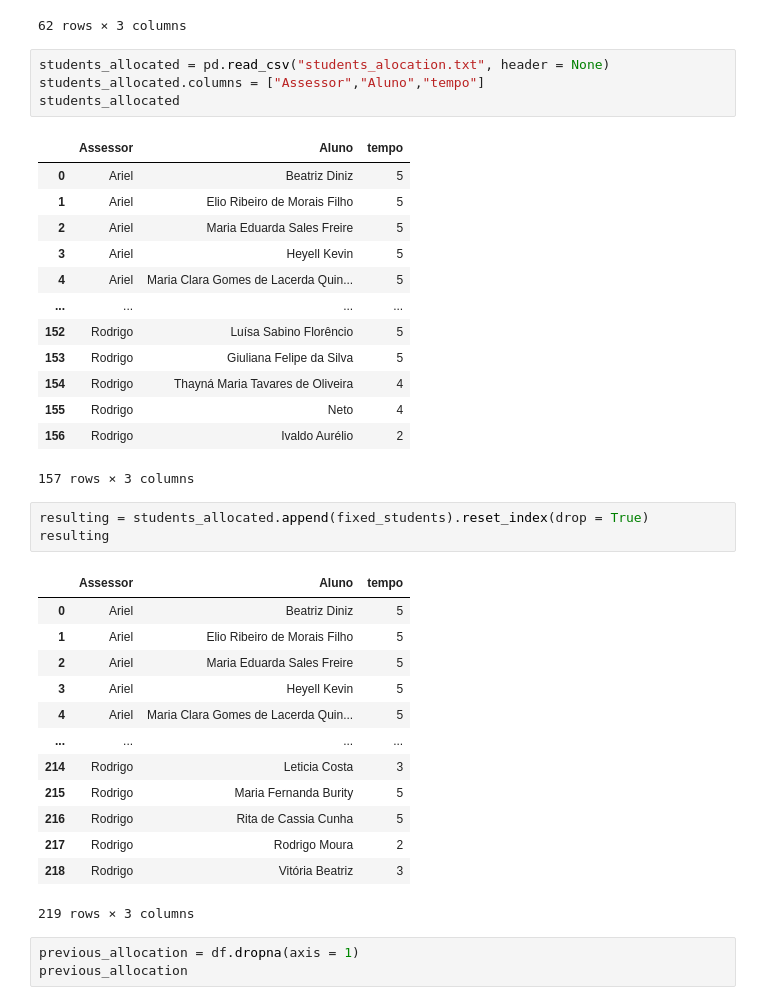
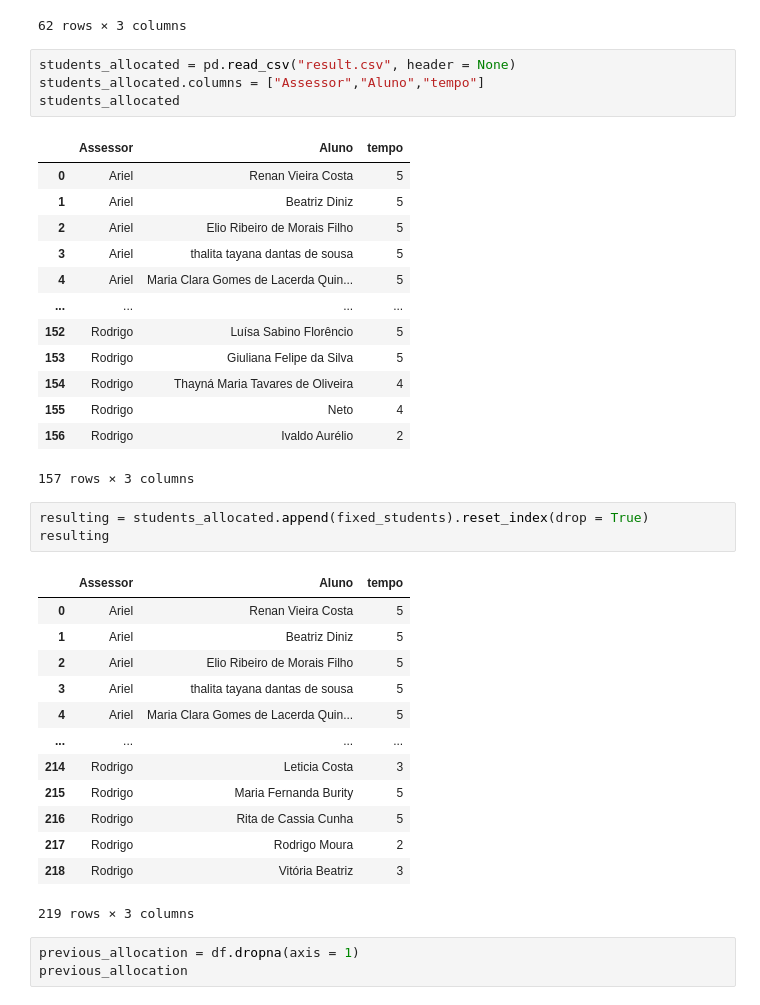
Before and after one commit to ItamarRocha/Operations-Research, a Jupyter notebook: projects/medway/data Preprocessing/Data preprocessing.ipynb, the cells around one changed output. Saved outputs shown, nothing was run; the diff lists cells and outputs as text.

```diff
--- a/projects/medway/data Preprocessing/Data preprocessing.ipynb
+++ b/projects/medway/data Preprocessing/Data preprocessing.ipynb
@@ -1501,15 +1507,15 @@ fixed_students
 | 61 | Rodrigo | Vitória Beatriz | 3 |
 62 rows × 3 columns
 # %%
-students_allocated = pd.read_csv("students_alocation.txt", header = None)
+students_allocated = pd.read_csv("result.csv", header = None)
 students_allocated.columns = ["Assessor","Aluno","tempo"]
 students_allocated
 # %% [output]
 |  | Assessor | Aluno | tempo |
-| 0 | Ariel | Beatriz Diniz | 5 |
-| 1 | Ariel | Elio Ribeiro de Morais Filho | 5 |
-| 2 | Ariel | Maria Eduarda Sales Freire | 5 |
-| 3 | Ariel | Heyell Kevin | 5 |
+| 0 | Ariel | Renan Vieira Costa | 5 |
+| 1 | Ariel | Beatriz Diniz | 5 |
+| 2 | Ariel | Elio Ribeiro de Morais Filho | 5 |
+| 3 | Ariel | thalita tayana dantas de sousa | 5 |
 | 4 | Ariel | Maria Clara Gomes de Lacerda Quin... | 5 |
 | ... | ... | ... | ... |
 | 152 | Rodrigo | Luísa Sabino Florêncio | 5 |
@@ -1523,10 +1529,10 @@ resulting = students_allocated.append(fixed_students).reset_index(drop = True)
 resulting
 # %% [output]
 |  | Assessor | Aluno | tempo |
-| 0 | Ariel | Beatriz Diniz | 5 |
-| 1 | Ariel | Elio Ribeiro de Morais Filho | 5 |
-| 2 | Ariel | Maria Eduarda Sales Freire | 5 |
-| 3 | Ariel | Heyell Kevin | 5 |
+| 0 | Ariel | Renan Vieira Costa | 5 |
+| 1 | Ariel | Beatriz Diniz | 5 |
+| 2 | Ariel | Elio Ribeiro de Morais Filho | 5 |
+| 3 | Ariel | thalita tayana dantas de sousa | 5 |
 | 4 | Ariel | Maria Clara Gomes de Lacerda Quin... | 5 |
 | ... | ... | ... | ... |
 | 214 | Rodrigo | Leticia Costa | 3 |
```
Also changed, not shown: parts of 25 cells of this notebook, 5 other files.
